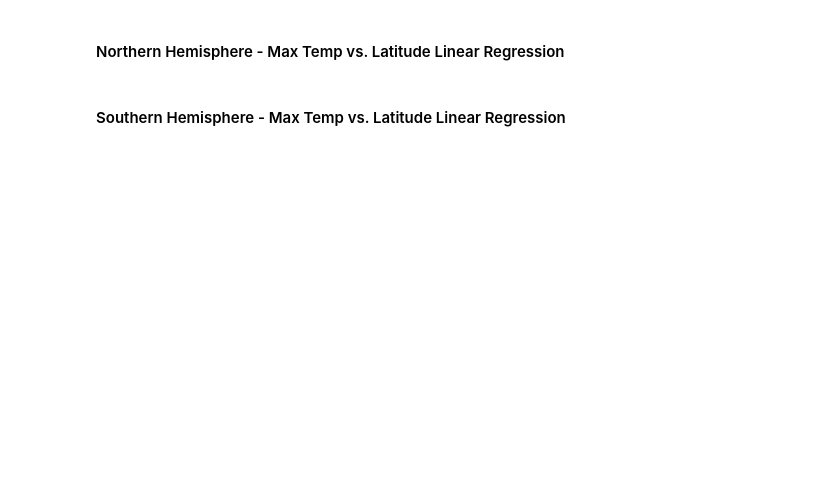
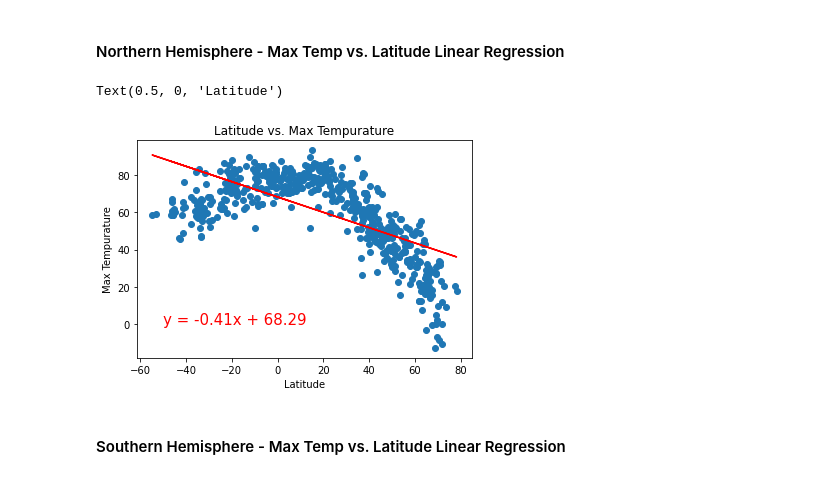
Before and after one commit to Sophstep2015/python-api-challenge, a Jupyter notebook: WeatherPy.ipynb, the cells around one changed output. Saved outputs shown, nothing was run; the diff lists cells and outputs as text; code cells hidden in the pictures; blank space fills up the shorter version.

```diff
--- a/WeatherPy.ipynb
+++ b/WeatherPy.ipynb
@@ -245,4 +251,27 @@ Text(0.5, 0, 'Latitude')
 # %% [markdown]
 ####  Northern Hemisphere - Max Temp vs. Latitude Linear Regression
+# %%
+#x values
+Latitude = weather['Latitude']
+
+#y values
+m_Temp = weather['Max Temperature']
+
+#Establish Scatter Plot
+plt.scatter(Latitude, m_Temp)
+
+(slope, intercept, rvalue, pvalue, std_err) = linregress(Latitude, m_Temp)
+regress_values = Latitude * slope + intercept
+line_eq = "y = " + str(round(slope,2)) + "x + " + str(round(intercept,2))
+
+#Chart Formating
+plt.plot(Latitude ,regress_values,"r-")
+plt.title("Latitude vs. Max Tempurature")
+plt.annotate(line_eq,(-50,0),fontsize=15,color="red")
+plt.ylabel("Max Tempurature")
+plt.xlabel("Latitude")
+# %% [output]
+Text(0.5, 0, 'Latitude')
+[figure, added]
 # %% [markdown]
 ####  Southern Hemisphere - Max Temp vs. Latitude Linear Regression
```
Also changed, not shown: parts of 16 cells of this notebook, 1 other file.
